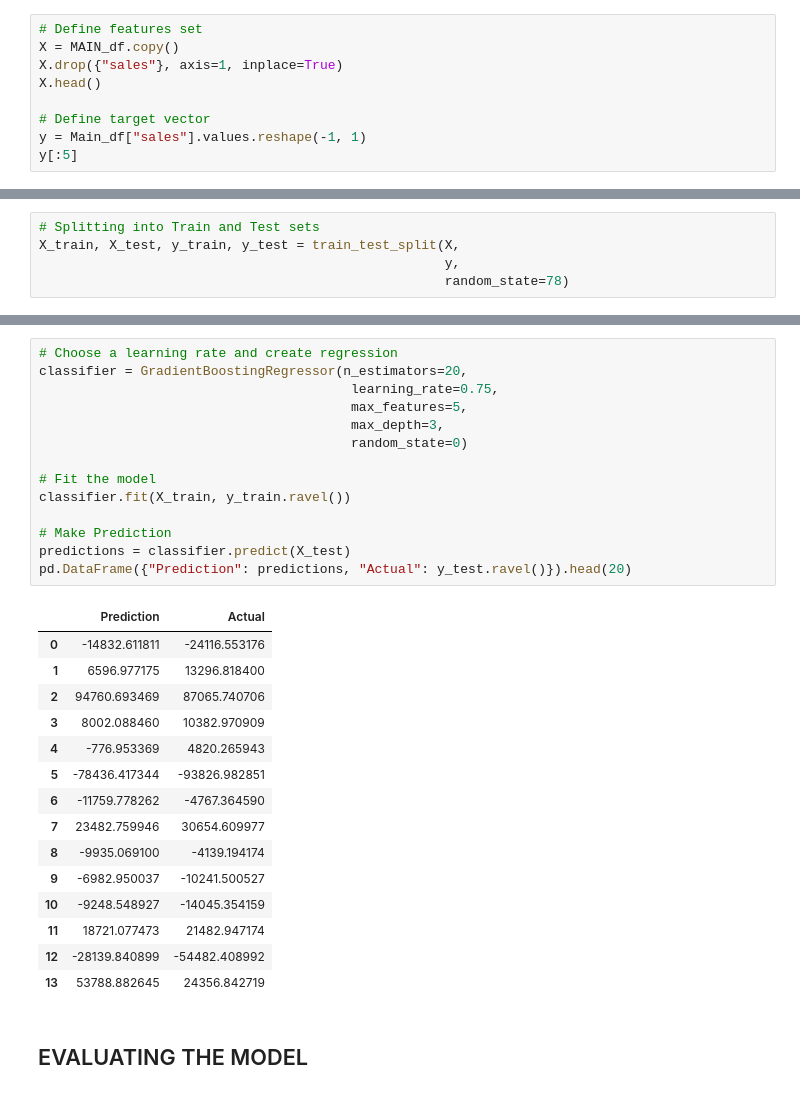
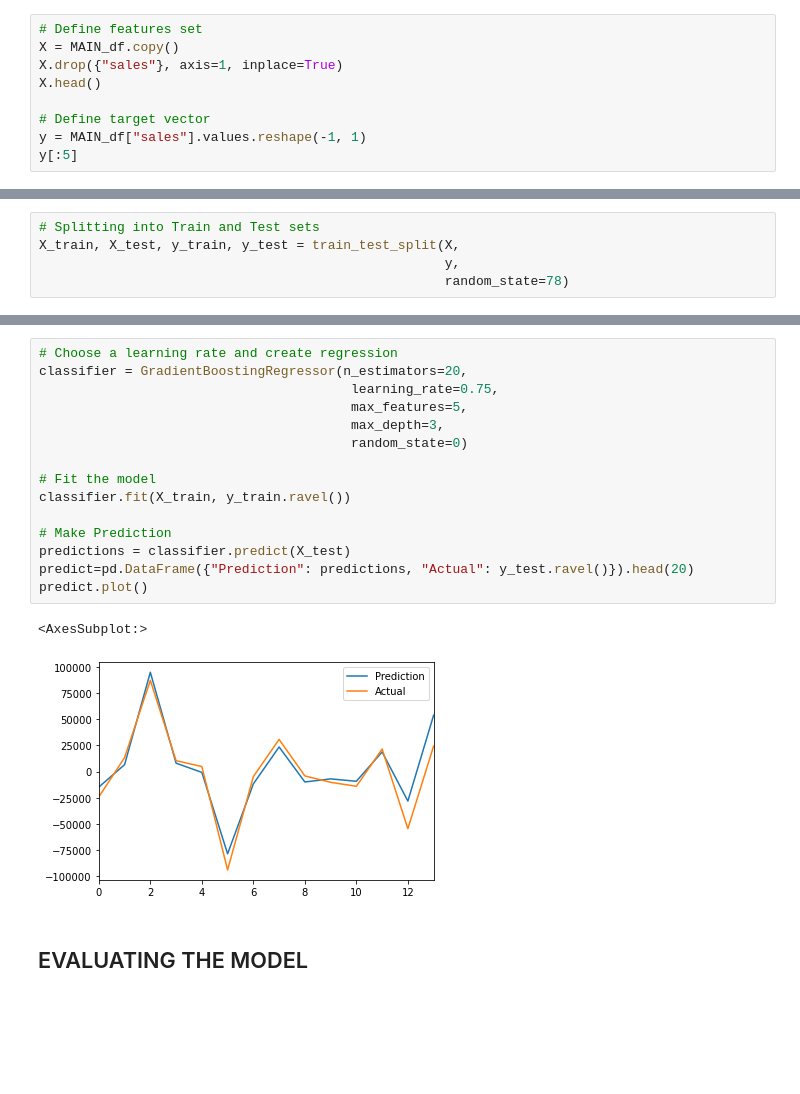
Before and after one commit to junaidqamer/HolidaySales, a Jupyter notebook: Main_notebook.ipynb, the cells around one changed output, grey strips where cells are left out. Drawn from its saved outputs; the diff is of its cells as text; blank space fills up the shorter version.

```diff
--- a/Main_notebook.ipynb
+++ b/Main_notebook.ipynb
@@ -771,6 +793,6 @@ X.drop({"sales"}, axis=1, inplace=True)
 X.head()
 
 # Define target vector
-y = Main_df["sales"].values.reshape(-1, 1)
+y = MAIN_df["sales"].values.reshape(-1, 1)
 y[:5]
 # %% [output]
@@ -818,33 +840,21 @@ pd.DataFrame({"Prediction": predictions, "Actual": y_test.ravel()}).head(20)
 # %%
 # Choose a learning rate and create regression
 classifier = GradientBoostingRegressor(n_estimators=20,
                                         learning_rate=0.75,
                                         max_features=5,
                                         max_depth=3,
                                         random_state=0)
 
 # Fit the model
 classifier.fit(X_train, y_train.ravel())
 
 # Make Prediction
 predictions = classifier.predict(X_test)
-pd.DataFrame({"Prediction": predictions, "Actual": y_test.ravel()}).head(20)
+predict=pd.DataFrame({"Prediction": predictions, "Actual": y_test.ravel()}).head(20)
+predict.plot()
 # %% [output]
-|  | Prediction | Actual |
-| 0 | -14832.611811 | -24116.553176 |
-| 1 | 6596.977175 | 13296.818400 |
-| 2 | 94760.693469 | 87065.740706 |
-| 3 | 8002.088460 | 10382.970909 |
-| 4 | -776.953369 | 4820.265943 |
-| 5 | -78436.417344 | -93826.982851 |
-| 6 | -11759.778262 | -4767.364590 |
-| 7 | 23482.759946 | 30654.609977 |
-| 8 | -9935.069100 | -4139.194174 |
-| 9 | -6982.950037 | -10241.500527 |
-| 10 | -9248.548927 | -14045.354159 |
-| 11 | 18721.077473 | 21482.947174 |
-| 12 | -28139.840899 | -54482.408992 |
-| 13 | 53788.882645 | 24356.842719 |
+<AxesSubplot:>
+[figure, added]
 # %% [markdown]
 ## EVALUATING THE MODEL
 # %%
```
Also changed, not shown: parts of 27 cells of this notebook, 1 other file.
